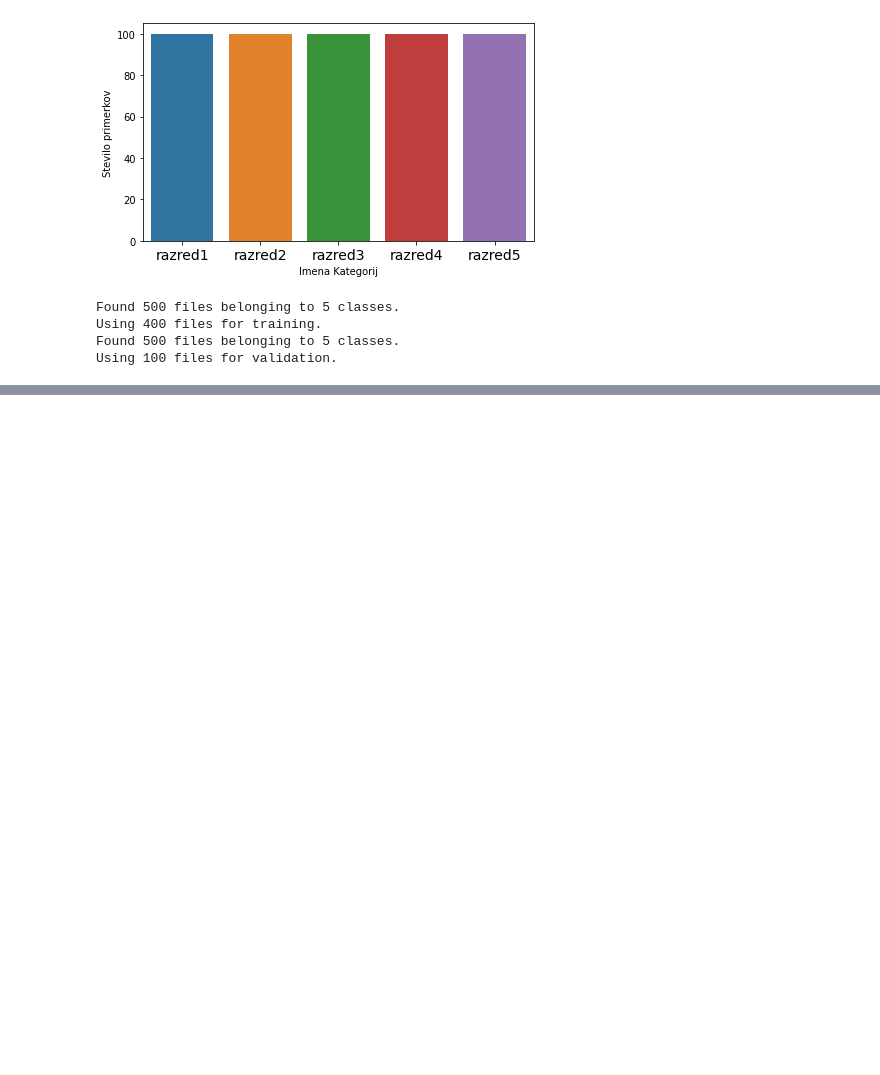
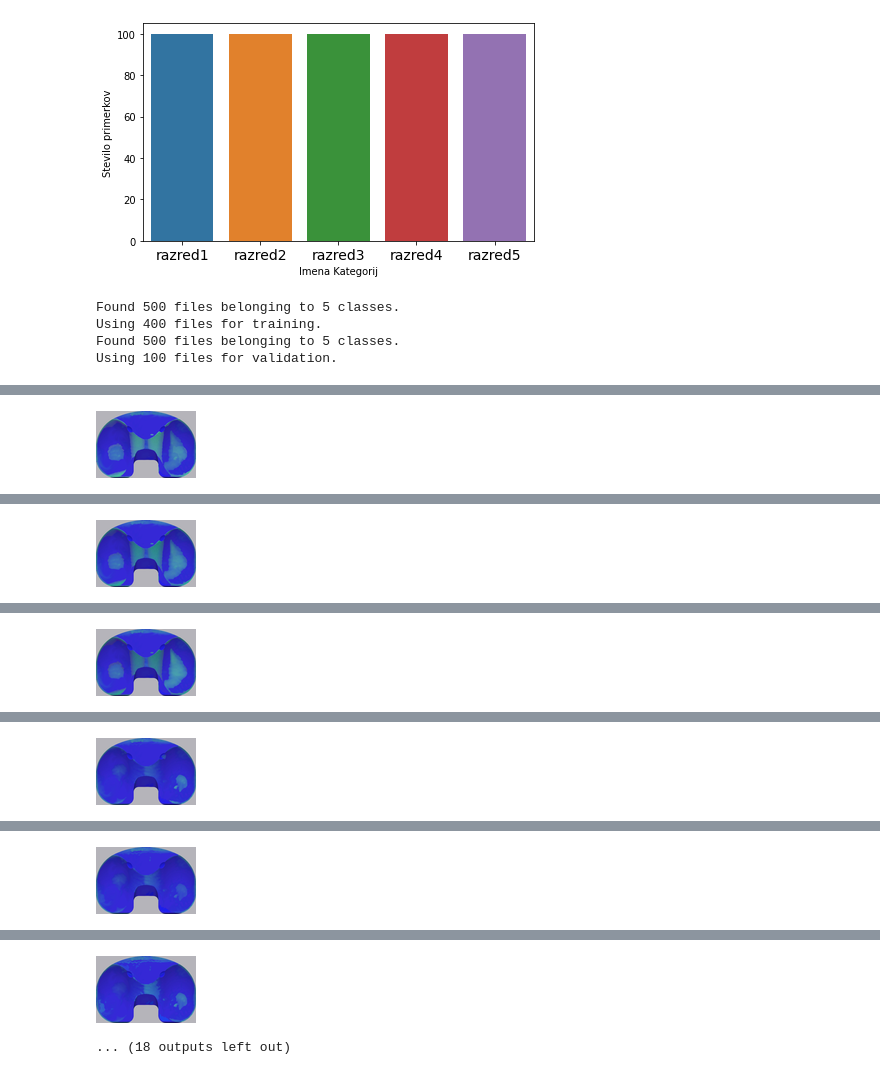
Before and after one commit to LukaErnestini/MatejKolena, a Jupyter notebook: StrojnoUcenje/klasifikacija.ipynb, the cells around one changed output, grey strips where cells are left out. Drawn from its saved outputs; the diff is of its cells as text; code cells hidden in the pictures; blank space fills up the shorter version.

```diff
--- a/StrojnoUcenje/klasifikacija.ipynb
+++ b/StrojnoUcenje/klasifikacija.ipynb
@@ -119,0 +251,31 @@ data_augmentation = keras.Sequential(
+# %%
+# model = keras.models.load_model("./MainModel") # Naš natreniran model
+
+dejanski_array = ["razred1", "razred1", "razred1", "razred2", "razred2", "razred2", 'razred3', 'razred3', 'razred3', 'razred4', 'razred4', 'razred4', 'razred5', 'razred5', 'razred5']
+predikcija_array = []
+
+for i in range(0, len(dejanski_array)):
+    img = keras.preprocessing.image.load_img(
+      "./../GeneriranjeSlik/slike_generirane/test/"+str(i)+".png", target_size=(visina_slike, sirina_slike)
+    )
+    img_array = keras.preprocessing.image.img_to_array(img)
+    img_array = tf.expand_dims(img_array, 0)  # Create batch axis
+
+    predictions = model.predict(img_array)
+    score = predictions[0]
+
+    tocnost = tf.nn.softmax(predictions[0])
+
+    predikcija_array.append(imena_razredov[np.argmax(tocnost)])
+
+    # Izpis napovedanega razreda
+    print("Ime napovedanega razreda: " + imena_razredov[np.argmax(score)] + ", napovedano s " + str(100 * np.amax(score)) + " % točnostjo")
+
+    # Prikaz slike + resize na 100*razmerje - posledično bistveno manjši ipynb file
+    img = Image.open(str("./../GeneriranjeSlik/slike_generirane/test/"+str(i)+".png"))
+    basewidth = 100
+    wpercent = (basewidth/float(img.size[0]))
+    hsize = int((float(img.size[1])*float(wpercent)))
+    img = img.resize((basewidth,hsize), Image.ANTIALIAS)
+    display(img)
+# %% [output]
@@ -119,0 +284 @@ data_augmentation = keras.Sequential(
+[figure, added]
@@ -119,0 +287 @@ data_augmentation = keras.Sequential(
+[figure, added]
@@ -119,0 +290 @@ data_augmentation = keras.Sequential(
+[figure, added]
@@ -119,0 +293 @@ data_augmentation = keras.Sequential(
+[figure, added]
@@ -119,0 +296 @@ data_augmentation = keras.Sequential(
+[figure, added]
@@ -119,0 +299,2 @@ data_augmentation = keras.Sequential(
+[figure, added]
+... (18 outputs left out)
```
Also changed, not shown: parts of 12 cells of this notebook.
